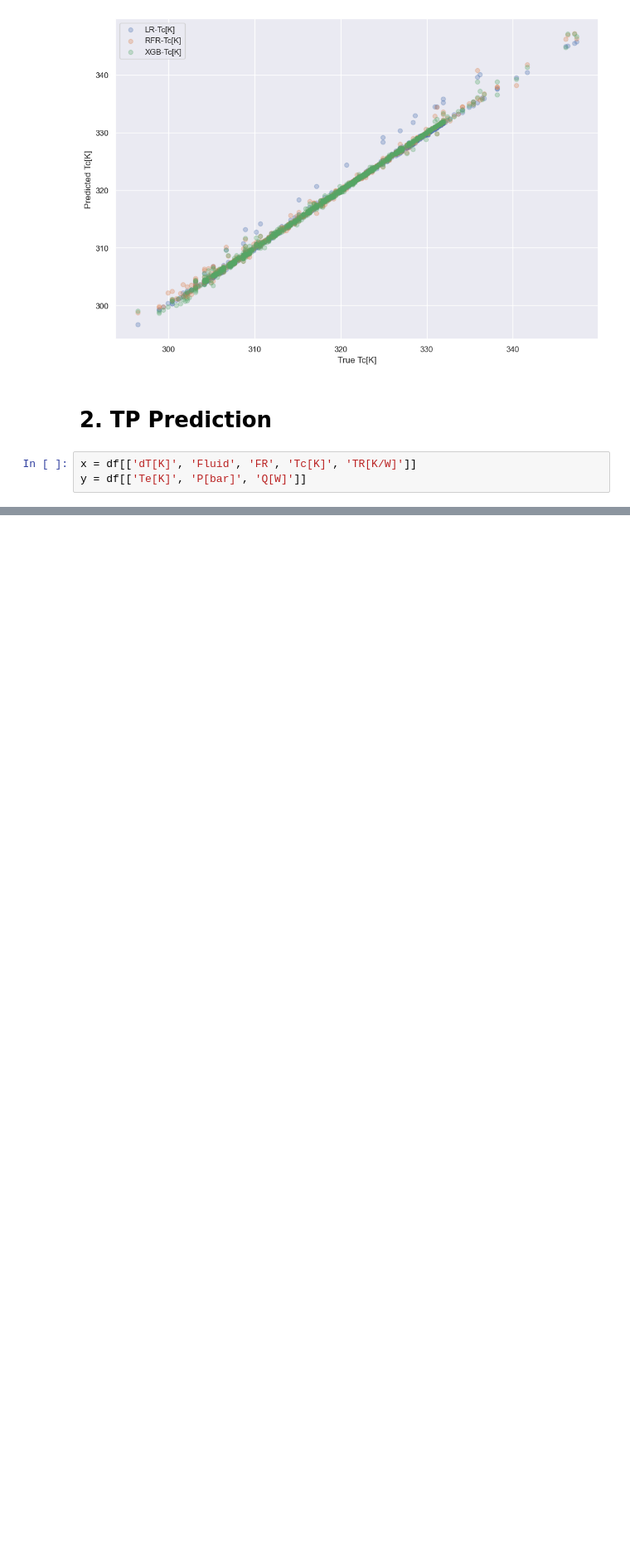
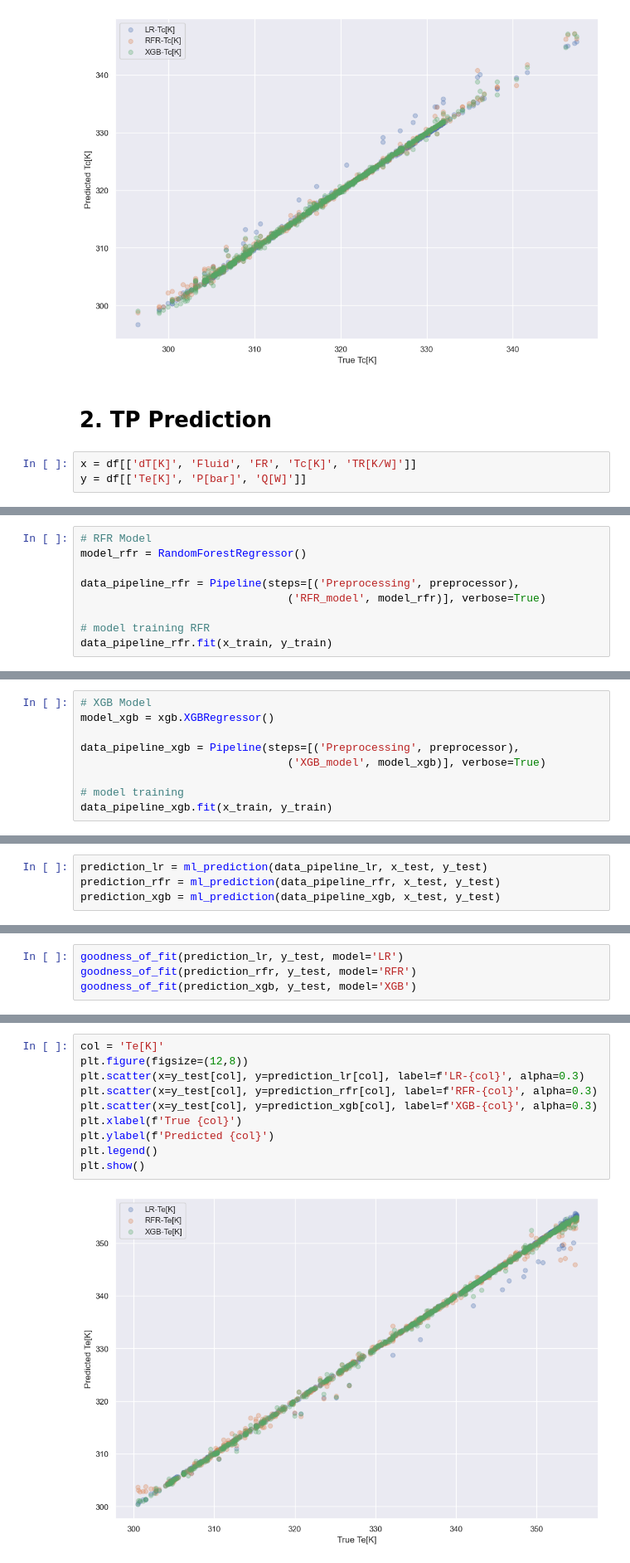
Before and after one commit to nirmalparmarphd/PHP_Paper_1_ML_Solution, a Jupyter notebook: php_ml_models.ipynb, the cells around one changed output, grey strips where cells are left out. Shown at 83% size. Cells and saved outputs as stored; diff of their text form; blank space fills up the shorter version.

Commit message:
First cut ML model added

```diff
--- a/php_ml_models.ipynb
+++ b/php_ml_models.ipynb
@@ -329,0 +377,9 @@ y = df[['Te[K]', 'P[bar]', 'Q[W]']]
+# %%
+# RFR Model
+model_rfr = RandomForestRegressor()
+
+data_pipeline_rfr = Pipeline(steps=[('Preprocessing', preprocessor),
+                                ('RFR_model', model_rfr)], verbose=True)
+
+# model training RFR
+data_pipeline_rfr.fit(x_train, y_train)
@@ -329,0 +406,9 @@ y = df[['Te[K]', 'P[bar]', 'Q[W]']]
+# %%
+# XGB Model
+model_xgb = xgb.XGBRegressor()
+
+data_pipeline_xgb = Pipeline(steps=[('Preprocessing', preprocessor),
+                                ('XGB_model', model_xgb)], verbose=True)
+
+# model training
+data_pipeline_xgb.fit(x_train, y_train)
@@ -329,0 +439,4 @@ y = df[['Te[K]', 'P[bar]', 'Q[W]']]
+# %%
+prediction_lr = ml_prediction(data_pipeline_lr, x_test, y_test)
+prediction_rfr = ml_prediction(data_pipeline_rfr, x_test, y_test)
+prediction_xgb = ml_prediction(data_pipeline_xgb, x_test, y_test)
@@ -329,0 +480,4 @@ y = df[['Te[K]', 'P[bar]', 'Q[W]']]
+# %%
+goodness_of_fit(prediction_lr, y_test, model='LR')
+goodness_of_fit(prediction_rfr, y_test, model='RFR')
+goodness_of_fit(prediction_xgb, y_test, model='XGB')
@@ -329,0 +491,12 @@ y = df[['Te[K]', 'P[bar]', 'Q[W]']]
+# %%
+col = 'Te[K]'
+plt.figure(figsize=(12,8))
+plt.scatter(x=y_test[col], y=prediction_lr[col], label=f'LR-{col}', alpha=0.3)
+plt.scatter(x=y_test[col], y=prediction_rfr[col], label=f'RFR-{col}', alpha=0.3)
+plt.scatter(x=y_test[col], y=prediction_xgb[col], label=f'XGB-{col}', alpha=0.3)
+plt.xlabel(f'True {col}')
+plt.ylabel(f'Predicted {col}')
+plt.legend()
+plt.show()
+# %% [output]
+[figure, added]
```
Also changed, not shown: parts of 18 cells of this notebook.
